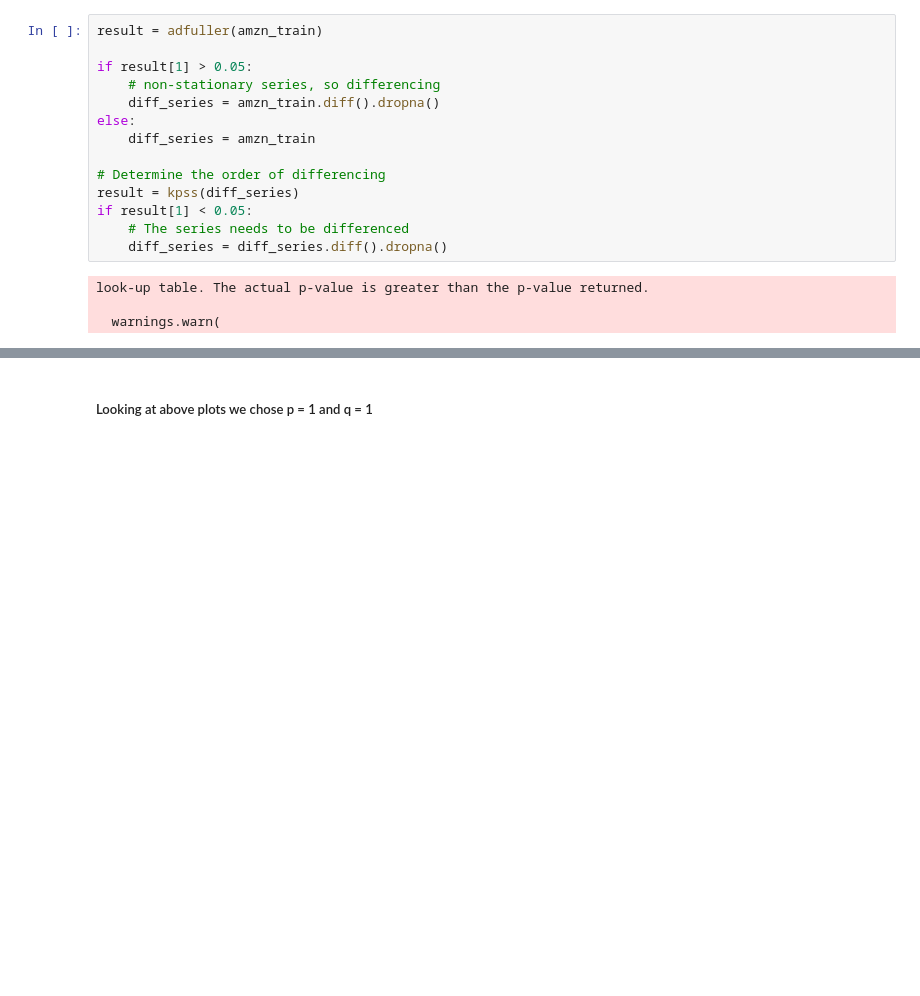
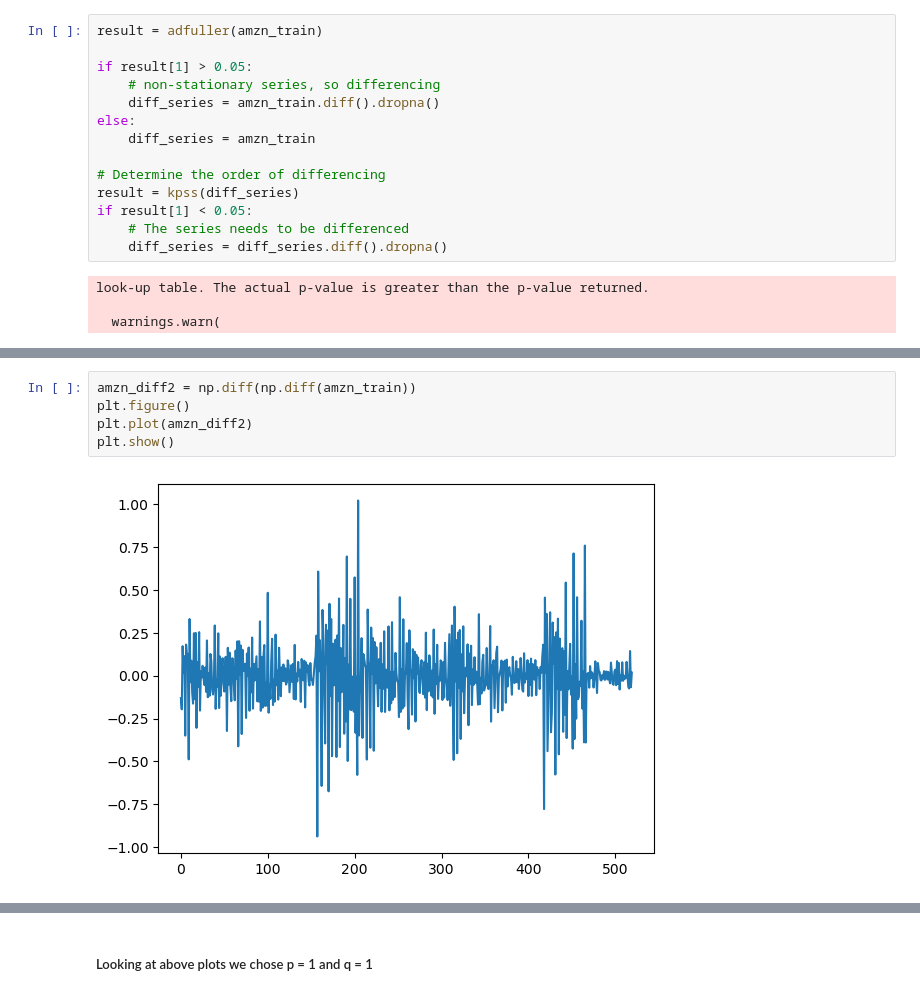
Before and after one commit to eahn01/Stock-Market-Analysis-ahn-liu-econ323, a Jupyter notebook: analysis.ipynb, the cells around one changed output, grey strips where cells are left out. Saved outputs shown, nothing was run; the diff lists cells and outputs as text; blank space fills up the shorter version.

```diff
--- a/analysis.ipynb
+++ b/analysis.ipynb
@@ -528,0 +522,7 @@ msft_test = msft_test.values
+# %%
+amzn_diff2 = np.diff(np.diff(amzn_train))
+plt.figure()
+plt.plot(amzn_diff2)
+plt.show()
+# %% [output]
+[figure, added]
```
Also changed, not shown: parts of 37 cells of this notebook.
